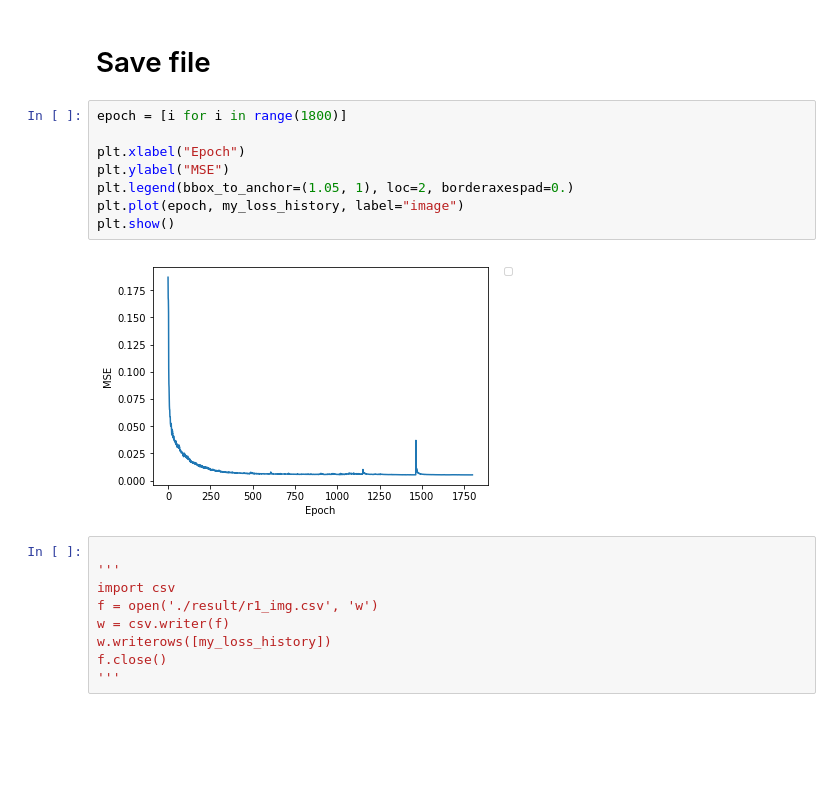
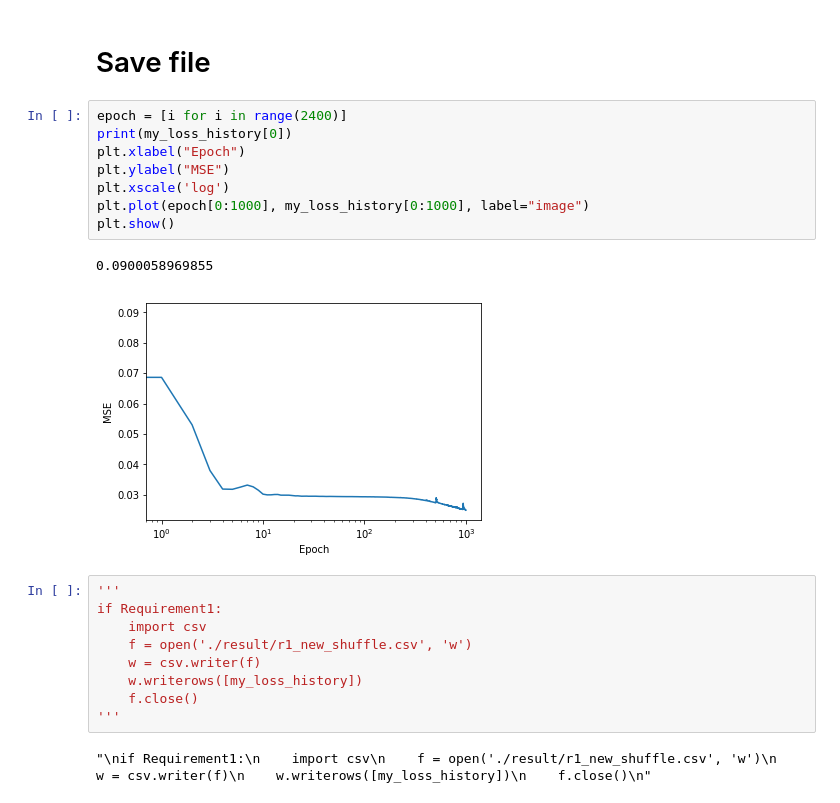
Before and after one commit to thumbe12856/deep-learning, a Jupyter notebook: Lab2/deep-image-prior/denoising.ipynb, the cells around one changed output. Cells and saved outputs as stored; diff of their text form; blank space fills up the shorter version.

```diff
--- a/Lab2/deep-image-prior/denoising.ipynb
+++ b/Lab2/deep-image-prior/denoising.ipynb
@@ -210,21 +233,24 @@ print(psnr)
 # %% [markdown]
 # Save file
 # %%
-epoch = [i for i in range(1800)]
-
+epoch = [i for i in range(2400)]
+print(my_loss_history[0])
 plt.xlabel("Epoch")
 plt.ylabel("MSE")
-plt.legend(bbox_to_anchor=(1.05, 1), loc=2, borderaxespad=0.)
-plt.plot(epoch, my_loss_history, label="image")
+plt.xscale('log')
+plt.plot(epoch[0:1000], my_loss_history[0:1000], label="image")
 plt.show()
 # %% [output]
+0.0900058969855
-[figure, old version]
+[figure, new version]
 # %%
-
 '''
-import csv
-f = open('./result/r1_img.csv', 'w')
-w = csv.writer(f)
-w.writerows([my_loss_history])
-f.close()
+if Requirement1:
+    import csv
+    f = open('./result/r1_new_shuffle.csv', 'w')
+    w = csv.writer(f)
+    w.writerows([my_loss_history])
+    f.close()
 '''
+# %% [output]
+"\nif Requirement1:\n    import csv\n    f = open('./result/r1_new_shuffle.csv', 'w')\n    w = csv.writer(f)\n    w.writerows([my_loss_history])\n    f.close()\n"
```
Also changed, not shown: parts of 5 cells of this notebook, 11 other files.
